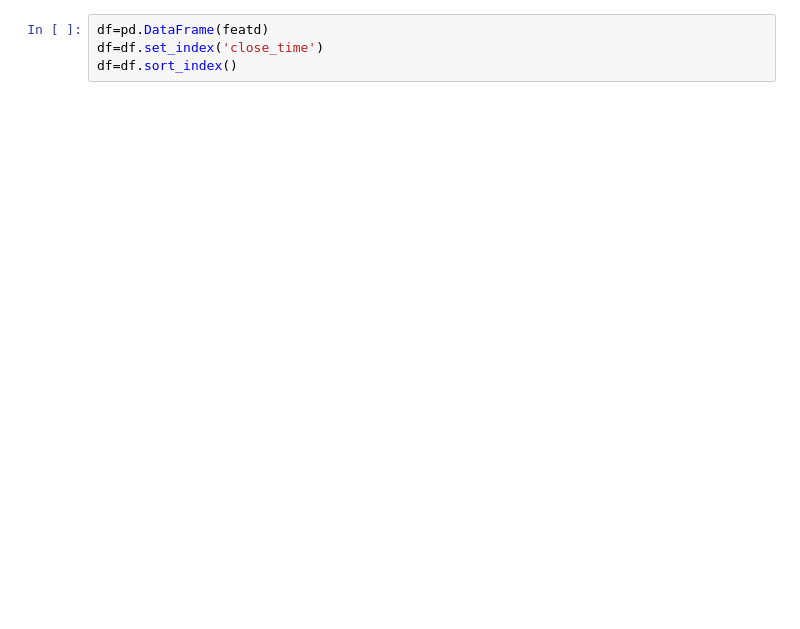
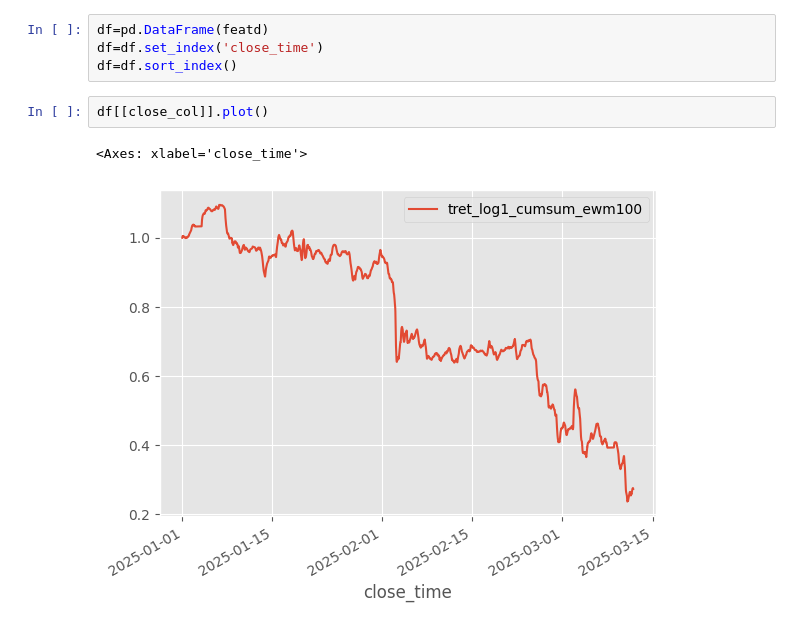
Before and after one commit to robingauthier/crptmidfreq, a Jupyter notebook: strats/pfp_feats.ipynb, the cells around one changed output. Drawn from its saved outputs; the diff is of its cells as text; blank space fills up the shorter version.

```diff
--- a/strats/pfp_feats.ipynb
+++ b/strats/pfp_feats.ipynb
@@ -88,4 +102,9 @@ tret_log1_cumsum_ewm100_pfp0.01x3_dir
 df=pd.DataFrame(featd)
 df=df.set_index('close_time')
 df=df.sort_index()
+# %%
+df[[close_col]].plot()
+# %% [output]
+<Axes: xlabel='close_time'>
+[figure, added]
 # %%
```
Also changed, not shown: parts of 7 cells of this notebook, 36 other files.
